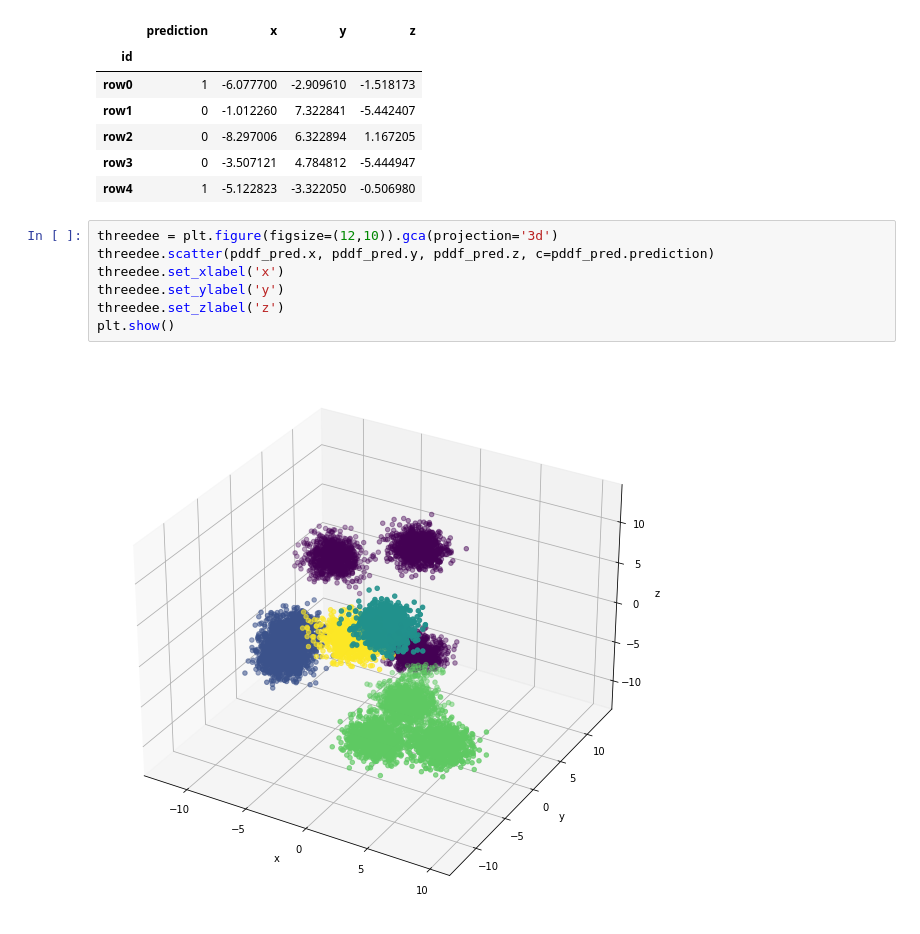
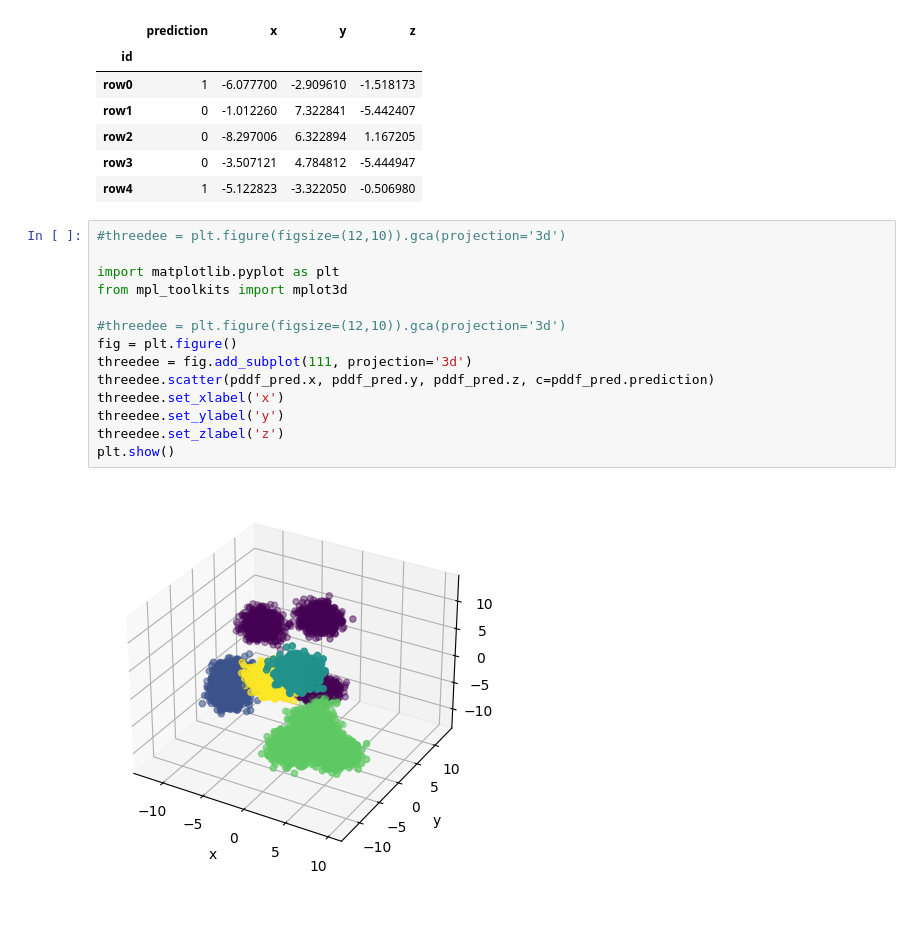
Before and after one commit to pasdptt/PasdPublicNB, a Jupyter notebook: Lecture8_ Modeling on spark - unsupervised learning.ipynb, the cells around one changed output. Saved outputs shown, nothing was run; the diff lists cells and outputs as text.

```diff
--- a/Lecture8_ Modeling on spark - unsupervised learning.ipynb
+++ b/Lecture8_ Modeling on spark - unsupervised learning.ipynb
@@ -313,14 +314,21 @@ pddf_pred.head()
 | row3 | 0 | -3.507121 | 4.784812 | -5.444947 |
 | row4 | 1 | -5.122823 | -3.322050 | -0.506980 |
 # %%
-threedee = plt.figure(figsize=(12,10)).gca(projection='3d')
+#threedee = plt.figure(figsize=(12,10)).gca(projection='3d')
+
+import matplotlib.pyplot as plt
+from mpl_toolkits import mplot3d
+
+#threedee = plt.figure(figsize=(12,10)).gca(projection='3d')
+fig = plt.figure()
+threedee = fig.add_subplot(111, projection='3d')
 threedee.scatter(pddf_pred.x, pddf_pred.y, pddf_pred.z, c=pddf_pred.prediction)
 threedee.set_xlabel('x')
 threedee.set_ylabel('y')
 threedee.set_zlabel('z')
 plt.show()
 # %% [output]
-[figure, old version]
+[figure, new version]
 # %%
 model.save("./KMeansModel")
 
```
Also changed, not shown: parts of 6 cells of this notebook.
